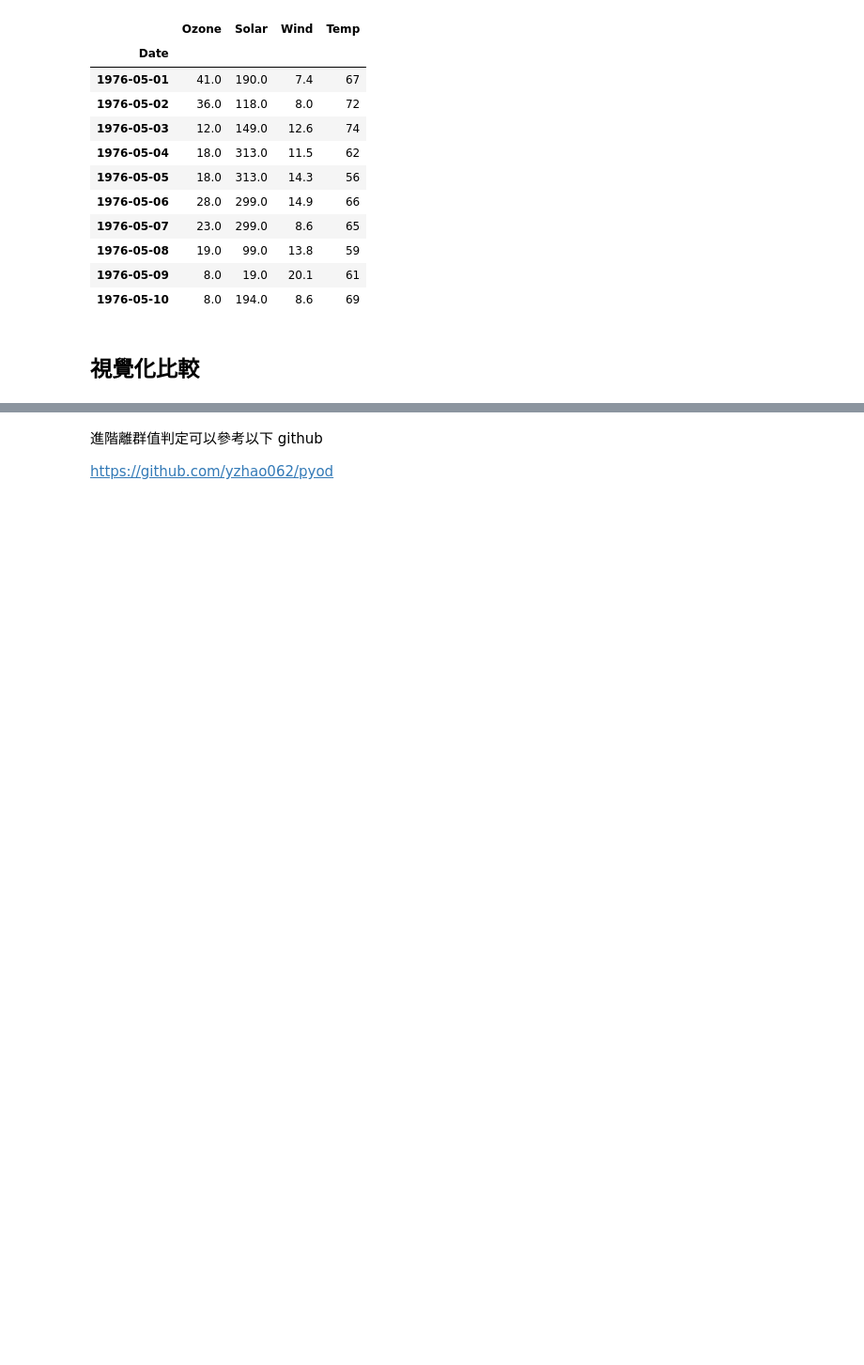
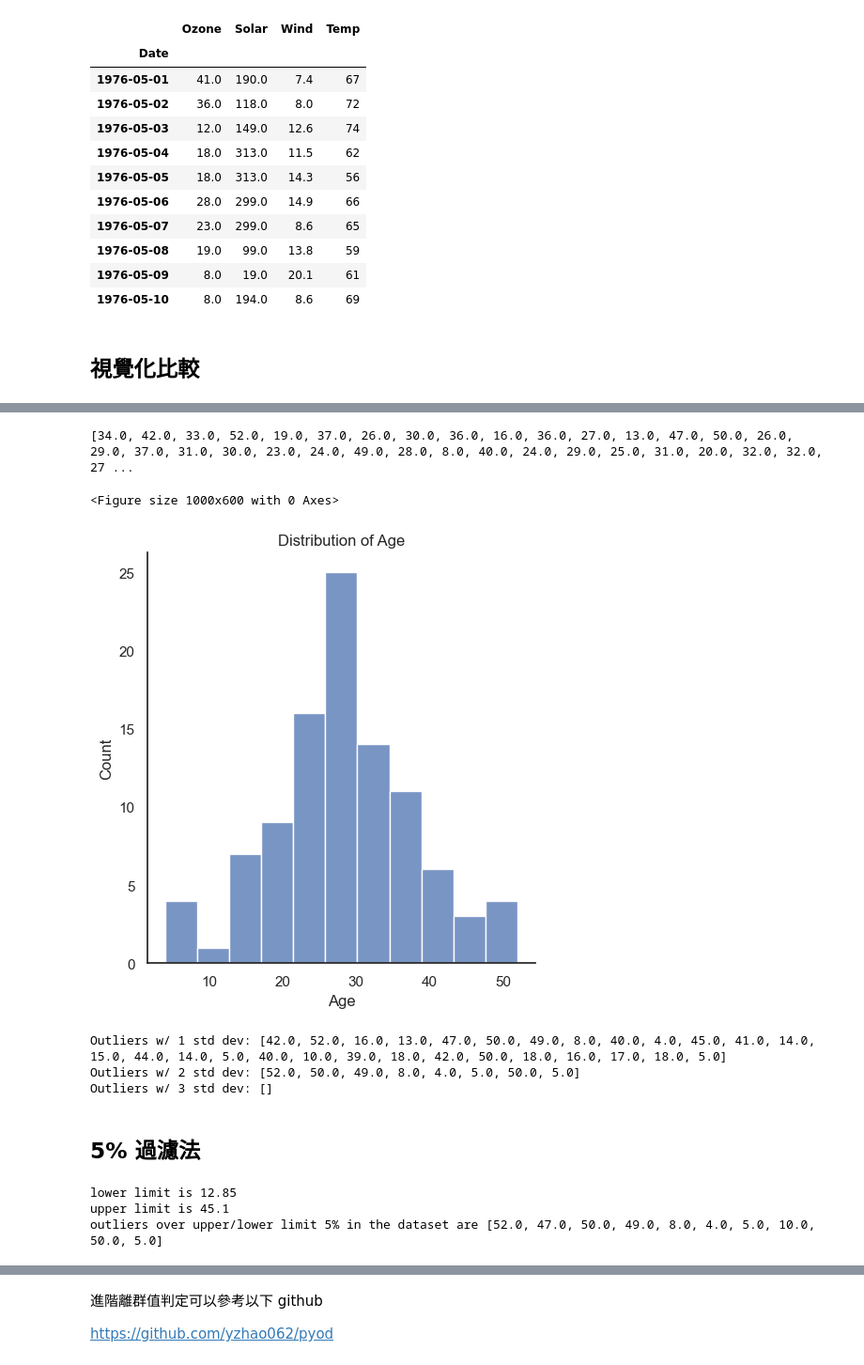
Before and after one commit to Zenobia000/iSpan_python-DA-cookbooks, a Jupyter notebook: pandas/1-6-3 Pandas DataFrame 特徵工程_特徵清洗.ipynb, the cells around one changed output, grey strips where cells are left out. Shown at 94% size. Drawn from its saved outputs; the diff is of its cells as text; code cells hidden in the pictures; blank space fills up the shorter version.

```diff
--- a/pandas/1-6-3 Pandas DataFrame 特徵工程_特徵清洗.ipynb
+++ b/pandas/1-6-3 Pandas DataFrame 特徵工程_特徵清洗.ipynb
@@ -961 +991,71 @@ plt.show()
+# %%
+# Importing Required Libraries
+import pandas as pd
+import numpy as np
+
+import matplotlib.pyplot as plt
+import seaborn as sns
+
+mean=30,
+std_dev = 10
+samples = 100
+#generating a random normally distributed data
+age_data = np.random.normal(loc=mean, scale=std_dev, size=samples)
+
+#rounding up the values to 0 decimal places
+age_data = np.round(age_data, decimals=0)
+age_data = age_data.tolist() # converting the array to list
+print (age_data)
+
+
+# Visualise the data
+fig = plt.figure(figsize=(10, 6))  # 調整畫布大小
+
+sns.set_style("white")
+sns.displot(data=age_data).set(title="Distribution of Age", xlabel="Age")
+
+plt.show()
+
+#Calculate the mean and standard deviation
+mean = np.mean(age_data)
+std_dev = np.std(age_data)
+
+# Set a threshold for the number of standard deviations away from the mean threshold = 2
+
+#Identify outliers
+threshold = 1
+
+
+for threshold in range(1, 4):
+    outliers = []
+    for age in age_data:
+        if abs(age - mean)> threshold * std_dev:
+           outliers.append(age)
+    print(f"Outliers w/ {threshold} std dev:", outliers)
+# %% [output]
+[34.0, 42.0, 33.0, 52.0, 19.0, 37.0, 26.0, 30.0, 36.0, 16.0, 36.0, 27.0, 13.0, 47.0, 50.0, 26.0, 29.0, 37.0, 31.0, 30.0, 23.0, 24.0, 49.0, 28.0, 8.0, 40.0, 24.0, 29.0, 25.0, 31.0, 20.0, 32.0, 32.0, 27 ...
+<Figure size 1000x600 with 0 Axes>
+[figure, added]
+Outliers w/ 1 std dev: [42.0, 52.0, 16.0, 13.0, 47.0, 50.0, 49.0, 8.0, 40.0, 4.0, 45.0, 41.0, 14.0, 15.0, 44.0, 14.0, 5.0, 40.0, 10.0, 39.0, 18.0, 42.0, 50.0, 18.0, 16.0, 17.0, 18.0, 5.0]
+Outliers w/ 2 std dev: [52.0, 50.0, 49.0, 8.0, 4.0, 5.0, 50.0, 5.0]
+Outliers w/ 3 std dev: []
+# %% [markdown]
+## 5% 過濾法
+# %%
+lower_lim = np.percentile(a = age_data, q= 5).round(2)
+upper_lim = np.percentile(a = age_data, q = 95).round(2)
+print('lower limit is', lower_lim)
+print('upper limit is', upper_lim)
+
+outlier4 =[]
+for x in age_data:
+    if x > upper_lim or x < lower_lim:
+         outlier4.append(x)
+
+
+print('outliers over upper/lower limit 5% in the dataset are', outlier4)
+# %% [output]
+lower limit is 12.85
+upper limit is 45.1
+outliers over upper/lower limit 5% in the dataset are [52.0, 47.0, 50.0, 49.0, 8.0, 4.0, 5.0, 10.0, 50.0, 5.0]
 # %% [markdown]
```
Also changed, not shown: parts of 19 cells of this notebook.
